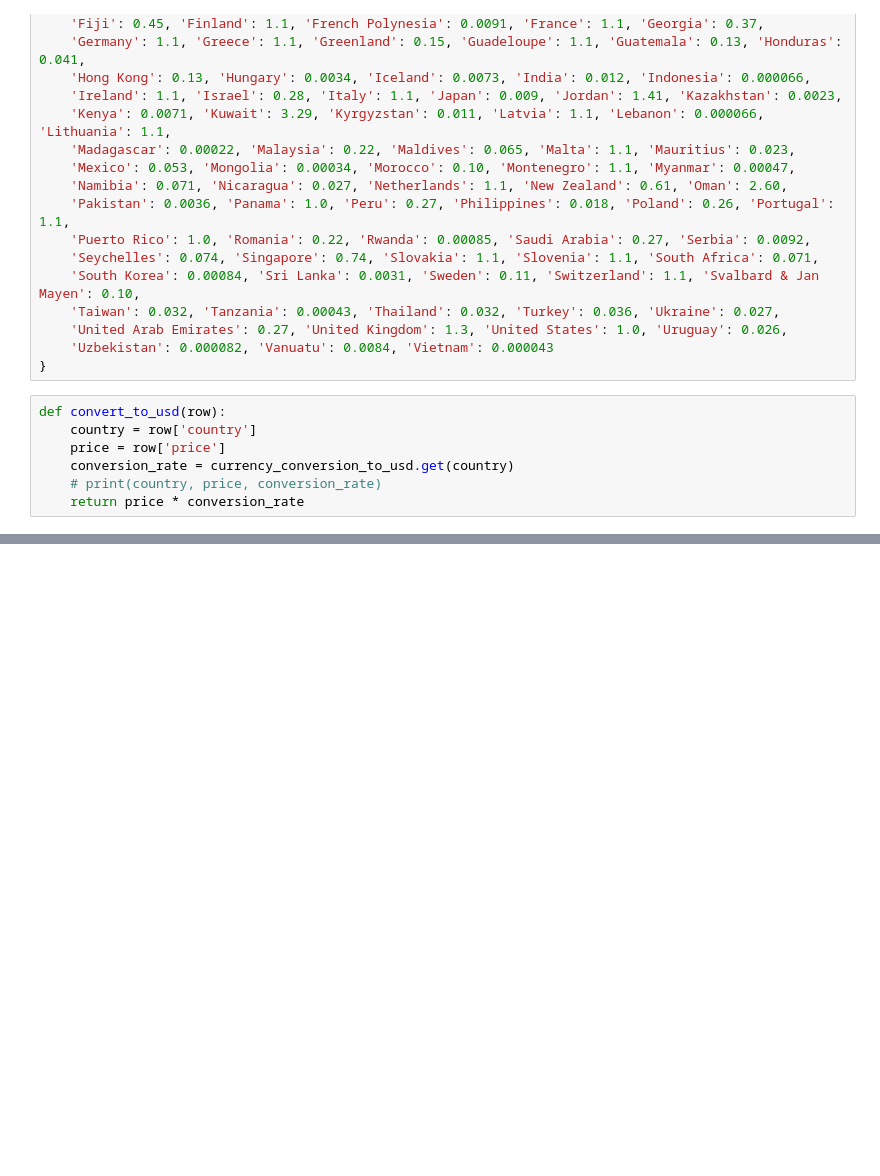
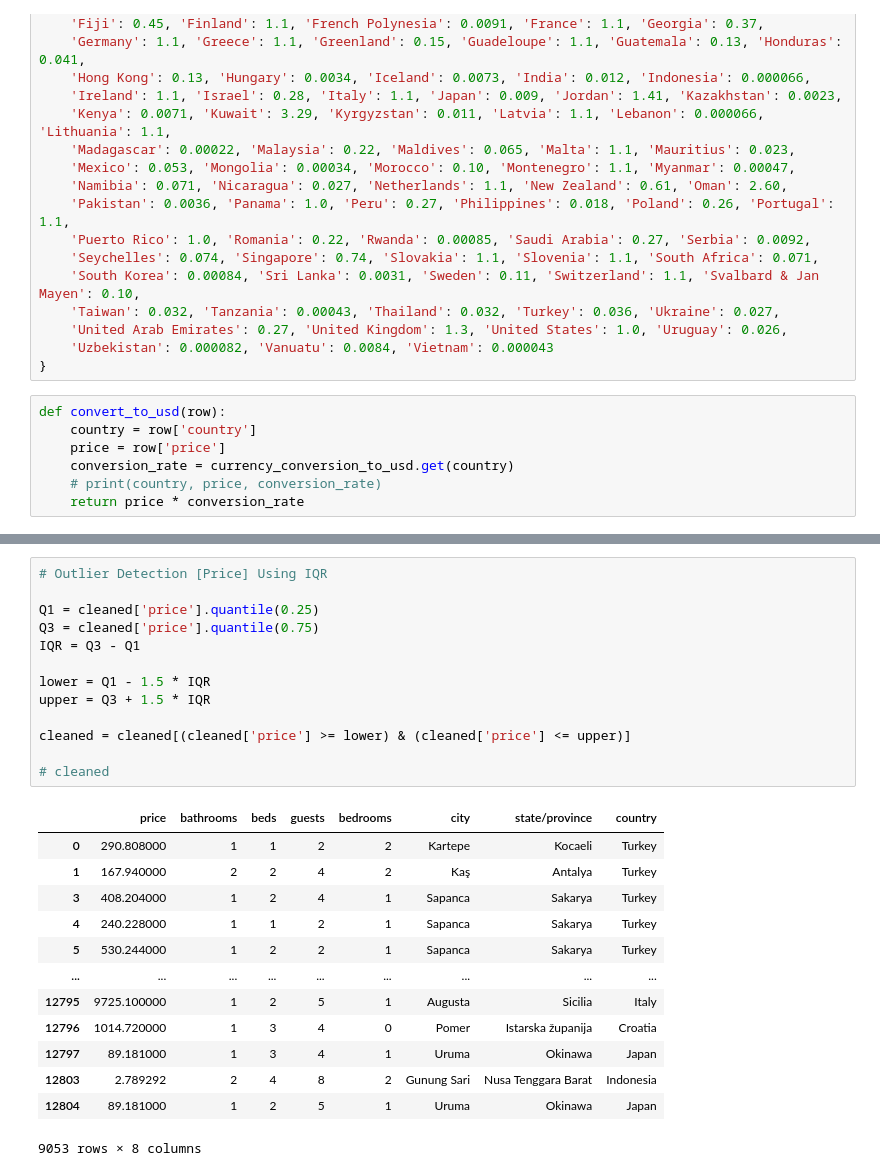
Before and after one commit to adalysg/CAP4770-Team-Project, a Jupyter notebook: randomforest.ipynb, the cells around one changed output, grey strips where cells are left out. Drawn from its saved outputs; the diff is of its cells as text; blank space fills up the shorter version.

```diff
--- a/randomforest.ipynb
+++ b/randomforest.ipynb
@@ -186,0 +256,27 @@ y_pred = model.predict(x_test)
+# %%
+# Outlier Detection [Price] Using IQR
+
+Q1 = cleaned['price'].quantile(0.25)
+Q3 = cleaned['price'].quantile(0.75)
+IQR = Q3 - Q1
+
+lower = Q1 - 1.5 * IQR
+upper = Q3 + 1.5 * IQR
+
+cleaned = cleaned[(cleaned['price'] >= lower) & (cleaned['price'] <= upper)]
+
+# cleaned
+# %% [output]
+|  | price | bathrooms | beds | guests | bedrooms | city | state/province | country |
+| 0 | 290.808000 | 1 | 1 | 2 | 2 | Kartepe | Kocaeli | Turkey |
+| 1 | 167.940000 | 2 | 2 | 4 | 2 | Kaş | Antalya | Turkey |
+| 3 | 408.204000 | 1 | 2 | 4 | 1 | Sapanca | Sakarya | Turkey |
+| 4 | 240.228000 | 1 | 1 | 2 | 1 | Sapanca | Sakarya | Turkey |
+| 5 | 530.244000 | 1 | 2 | 2 | 1 | Sapanca | Sakarya | Turkey |
+| ... | ... | ... | ... | ... | ... | ... | ... | ... |
+| 12795 | 9725.100000 | 1 | 2 | 5 | 1 | Augusta | Sicilia | Italy |
+| 12796 | 1014.720000 | 1 | 3 | 4 | 0 | Pomer | Istarska županija | Croatia |
+| 12797 | 89.181000 | 1 | 3 | 4 | 1 | Uruma | Okinawa | Japan |
+| 12803 | 2.789292 | 2 | 4 | 8 | 2 | Gunung Sari | Nusa Tenggara Barat | Indonesia |
+| 12804 | 89.181000 | 1 | 2 | 5 | 1 | Uruma | Okinawa | Japan |
+9053 rows × 8 columns
```
Also changed, not shown: parts of 8 cells of this notebook.
